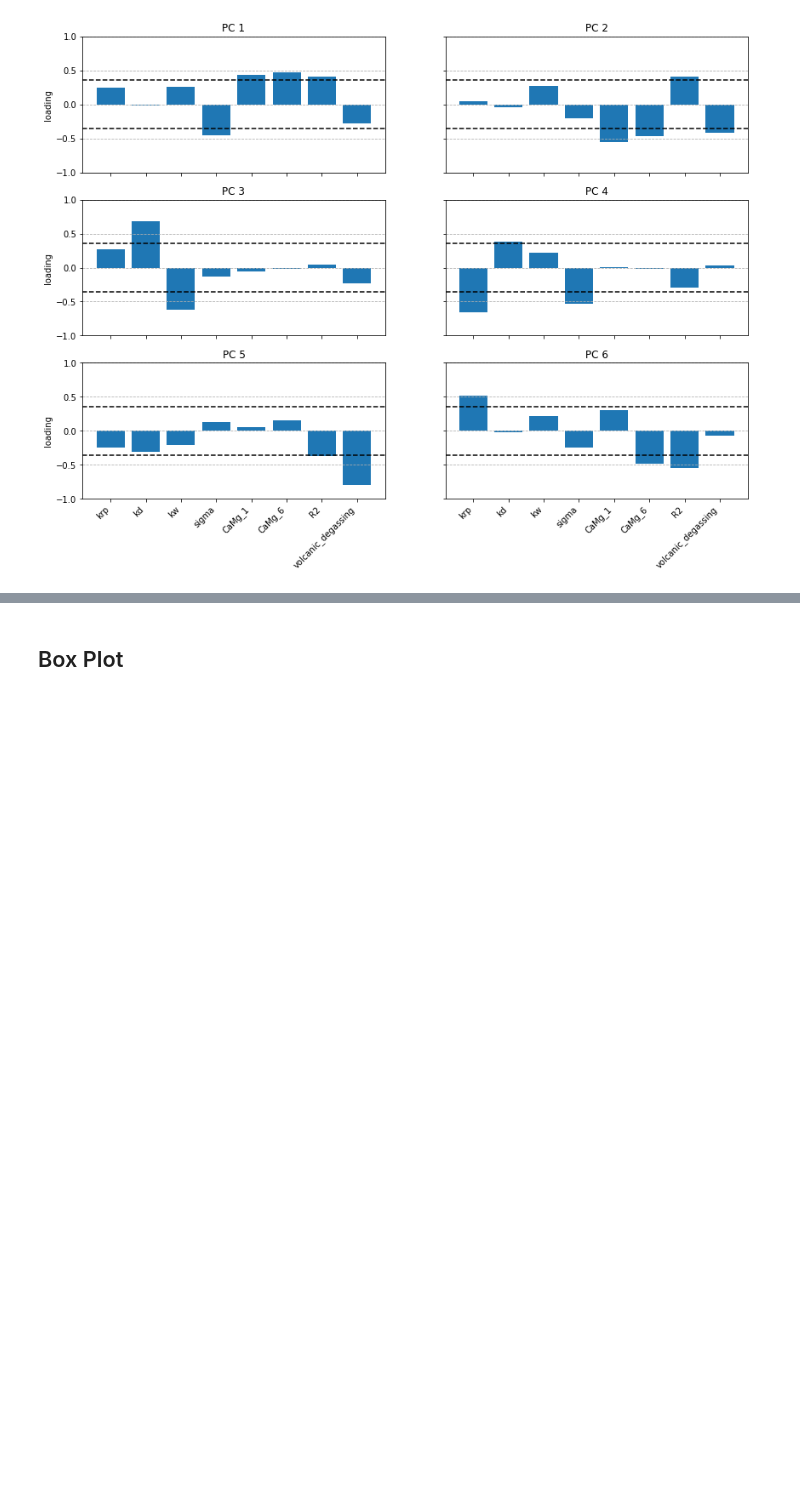
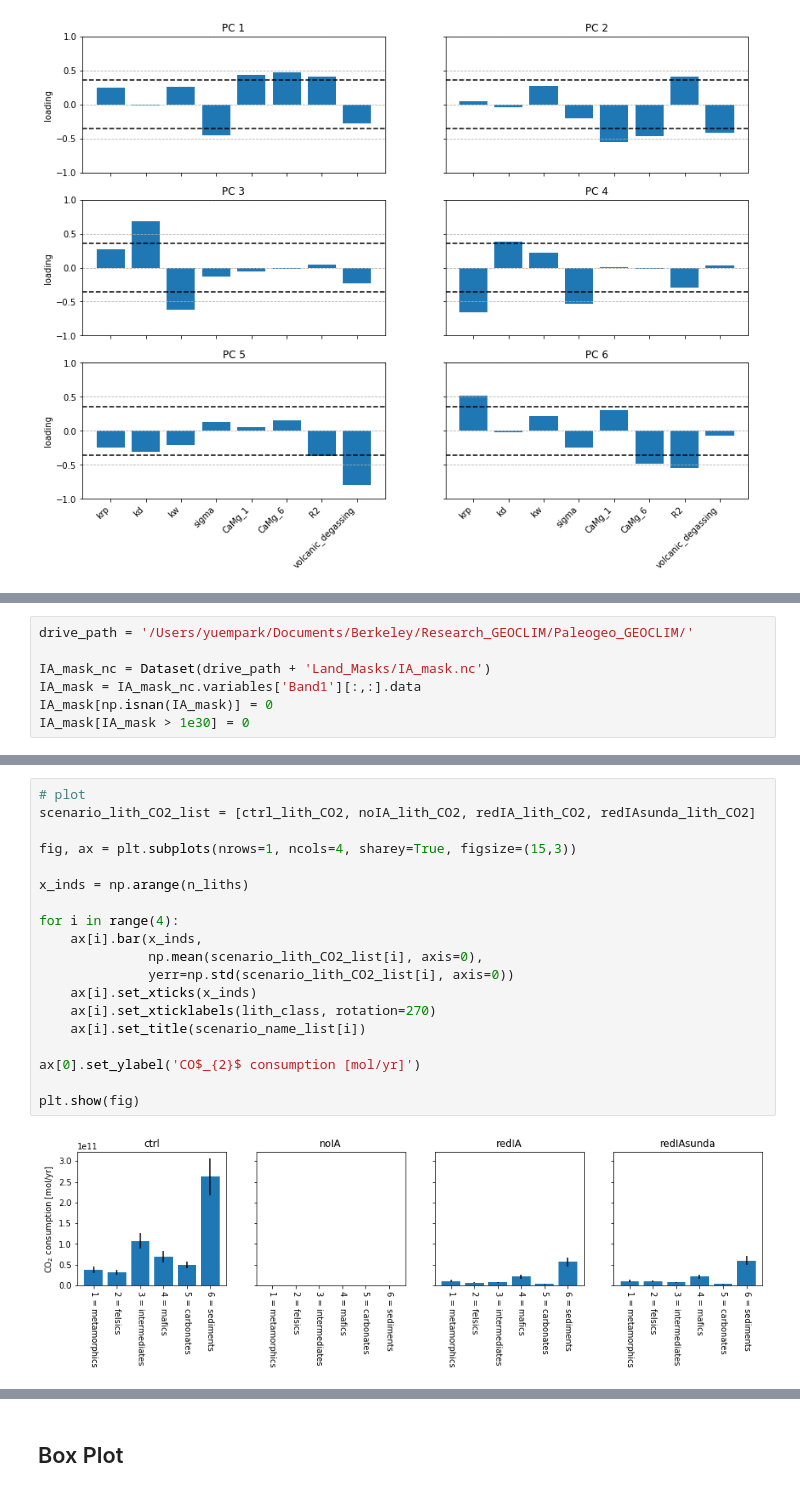
Before and after one commit to Swanson-Hysell-Group/GEOCLIM_Modern, a Jupyter notebook: Code/Notebooks/scenario_analysis.ipynb, the cells around one changed output, grey strips where cells are left out. Drawn from its saved outputs; the diff is of its cells as text; blank space fills up the shorter version.

```diff
--- a/Code/Notebooks/scenario_analysis.ipynb
+++ b/Code/Notebooks/scenario_analysis.ipynb
@@ -230,0 +254,7 @@ plt.show(fig)
+# %%
+drive_path = '/Users/yuempark/Documents/Berkeley/Research_GEOCLIM/Paleogeo_GEOCLIM/'
+
+IA_mask_nc = Dataset(drive_path + 'Land_Masks/IA_mask.nc')
+IA_mask = IA_mask_nc.variables['Band1'][:,:].data
+IA_mask[np.isnan(IA_mask)] = 0
+IA_mask[IA_mask > 1e30] = 0
@@ -230,0 +388,21 @@ plt.show(fig)
+# %%
+# plot
+scenario_lith_CO2_list = [ctrl_lith_CO2, noIA_lith_CO2, redIA_lith_CO2, redIAsunda_lith_CO2]
+
+fig, ax = plt.subplots(nrows=1, ncols=4, sharey=True, figsize=(15,3))
+
+x_inds = np.arange(n_liths)
+
+for i in range(4):
+    ax[i].bar(x_inds,
+              np.mean(scenario_lith_CO2_list[i], axis=0),
+              yerr=np.std(scenario_lith_CO2_list[i], axis=0))
+    ax[i].set_xticks(x_inds)
+    ax[i].set_xticklabels(lith_class, rotation=270)
+    ax[i].set_title(scenario_name_list[i])
+
+ax[0].set_ylabel('CO$_{2}$ consumption [mol/yr]')
+
+plt.show(fig)
+# %% [output]
+[figure, added]
```
Also changed, not shown: parts of 14 cells of this notebook, 5 other files.
